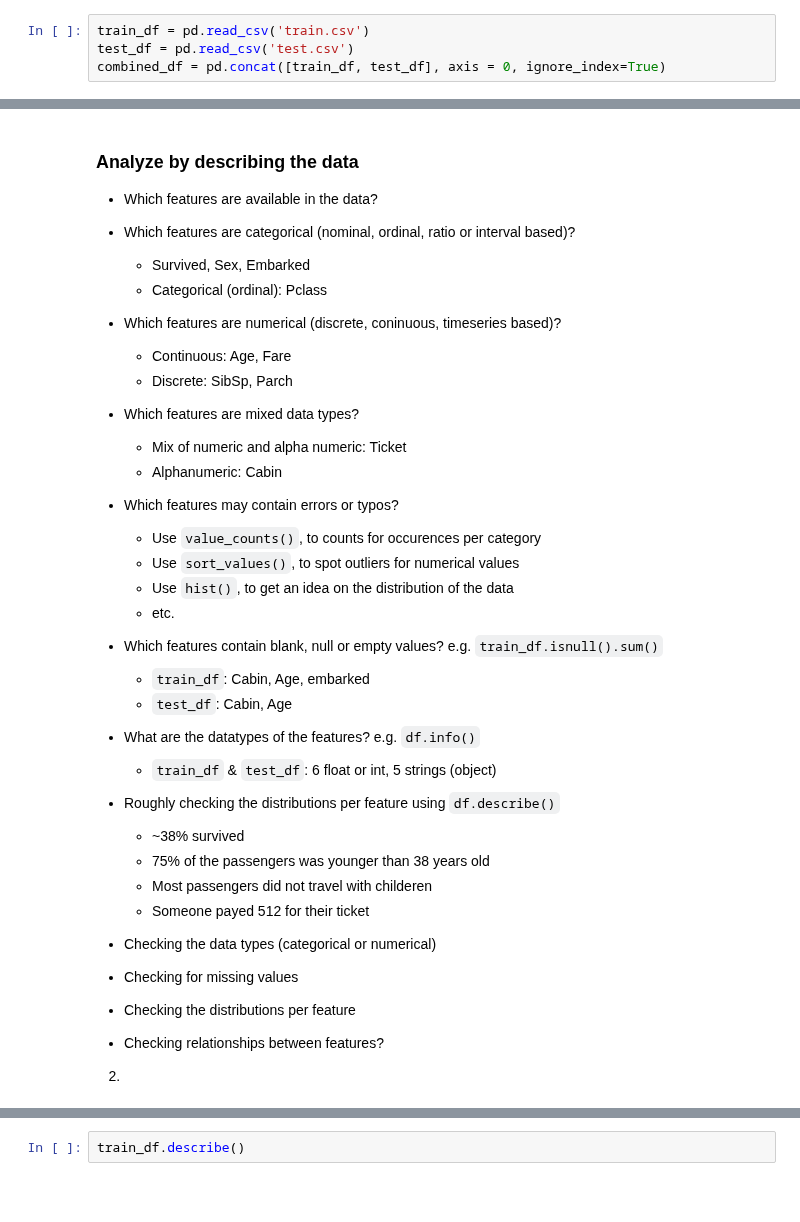
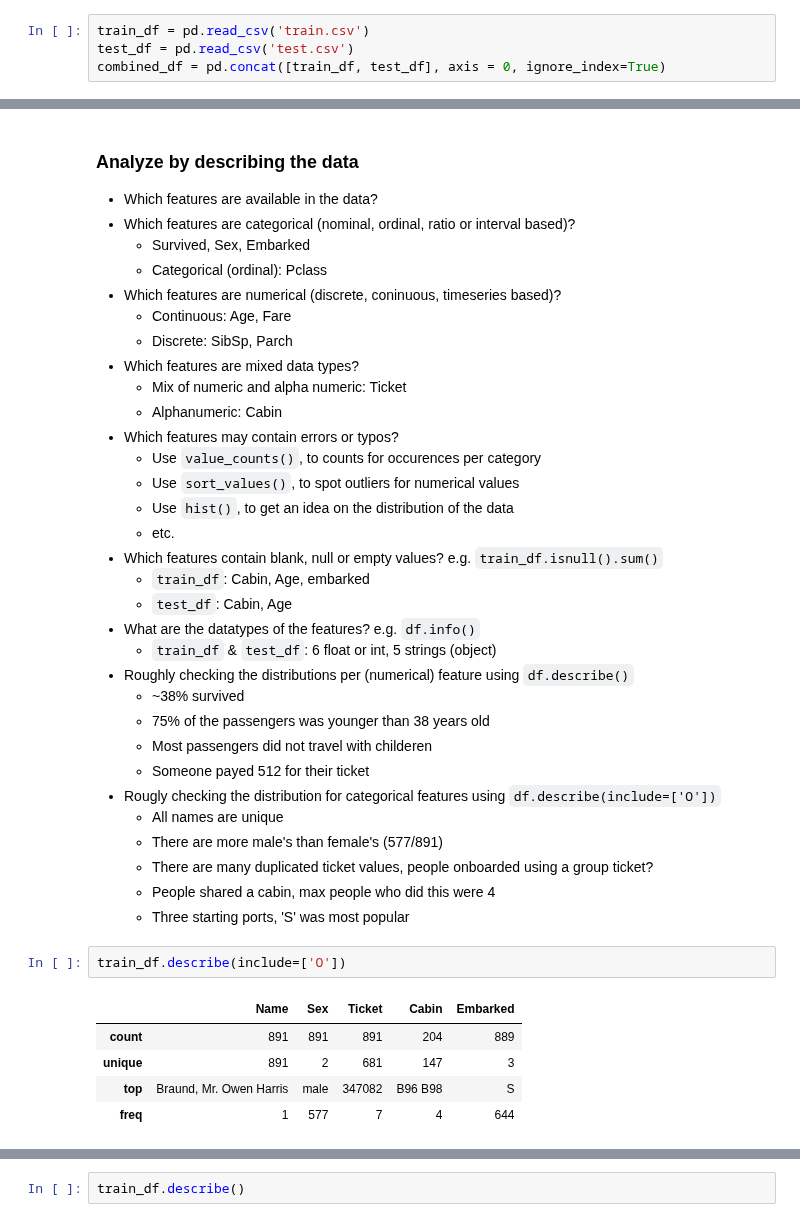
Before and after one commit to luukvanroessel/ML, a Jupyter notebook: practice/titanic_example.ipynb, the cells around one changed output, grey strips where cells are left out. Cells and saved outputs as stored; diff of their text form; blank space fills up the shorter version.

```diff
--- a/practice/titanic_example.ipynb
+++ b/practice/titanic_example.ipynb
@@ -38,14 +40,22 @@ combined_df.head()
     - `test_df`: Cabin, Age
 - What are the datatypes of the features? e.g. `df.info()`
     - `train_df` & `test_df`: 6 float or int, 5 strings (object)
-- Roughly checking the distributions per feature using `df.describe()`
+- Roughly checking the distributions per (numerical) feature using `df.describe()`
     - ~38% survived
     - 75% of the passengers was younger than 38 years old
     - Most passengers did not travel with childeren
     - Someone payed 512 for their ticket
-
-- Checking the data types (categorical or numerical)
-- Checking for missing values
-- Checking the distributions per feature
-- Checking relationships between features?
-2.
+- Rougly checking the distribution for categorical features using `df.describe(include=['O'])`
+    - All names are unique
+    - There are more male's than female's (577/891)
+    - There are many duplicated ticket values, people onboarded using a group ticket?
+    - People shared a cabin, max people who did this were 4
+    - Three starting ports, 'S' was most popular
+# %%
+train_df.describe(include=['O'])
+# %% [output]
+|  | Name | Sex | Ticket | Cabin | Embarked |
+| count | 891 | 891 | 891 | 204 | 889 |
+| unique | 891 | 2 | 681 | 147 | 3 |
+| top | Braund, Mr. Owen Harris | male | 347082 | B96 B98 | S |
+| freq | 1 | 577 | 7 | 4 | 644 |
```
Also changed, not shown: parts of 13 cells of this notebook.
